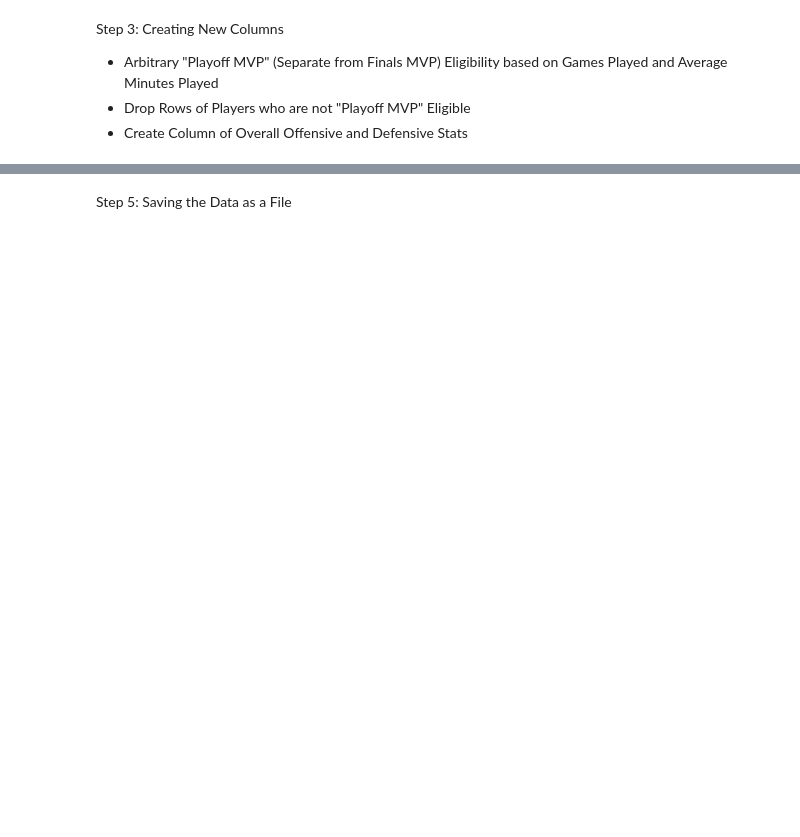
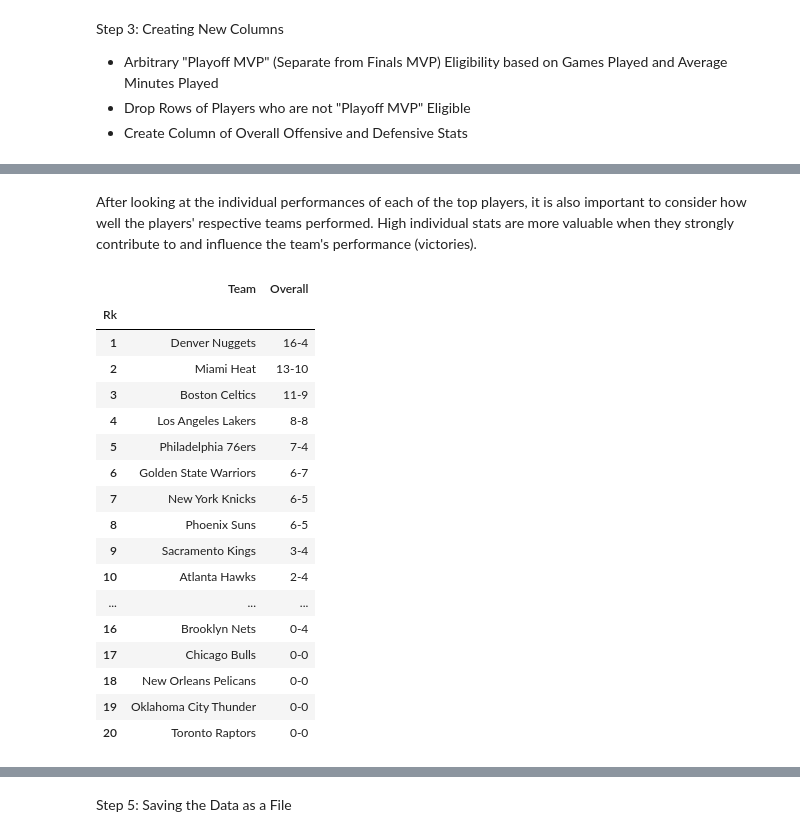
Before and after one commit to kerinraybanes/NBA_2022-2023, a Jupyter notebook: nba_playoff_stats.ipynb, the cells around one changed output, grey strips where cells are left out. Saved outputs shown, nothing was run; the diff lists cells and outputs as text; code cells hidden in the pictures; blank space fills up the shorter version.

```diff
--- a/nba_playoff_stats.ipynb
+++ b/nba_playoff_stats.ipynb
@@ -10,6 +10,7 @@ plt.style.use('ggplot')
 Step 0: Import and Read Data
 # %%
 df_playoffs = pd.read_csv(r'C:\Users\Kerin B\Desktop\Datasets\nba_playoffs_2023.csv', delimiter=',')
+df_playoffs_standings = pd.read_csv(r'C:\Users\Kerin B\Desktop\Datasets\nba_playoff_standings.csv', delimiter=',')
 # %% [markdown]
 Step 1: Understanding Our Data
 - Dataframe shape
@@ -187,0 +344,24 @@ df_playoff_top[off_def_stats]
+# %% [markdown]
+After looking at the individual performances of each of the top players, it is also important to consider how well the players' respective teams performed. High individual stats are more valuable when they strongly contribute to and influence the team's performance (victories).
+# %%
+df_playoffs_standings.set_index('Rk', inplace = True)
+df_playoffs_standings
+# %% [output]
+|  | Team | Overall |
+| Rk |  |  |
+| 1 | Denver Nuggets | 16-4 |
+| 2 | Miami Heat | 13-10 |
+| 3 | Boston Celtics | 11-9 |
+| 4 | Los Angeles Lakers | 8-8 |
+| 5 | Philadelphia 76ers | 7-4 |
+| 6 | Golden State Warriors | 6-7 |
+| 7 | New York Knicks | 6-5 |
+| 8 | Phoenix Suns | 6-5 |
+| 9 | Sacramento Kings | 3-4 |
+| 10 | Atlanta Hawks | 2-4 |
+| ... | ... | ... |
+| 16 | Brooklyn Nets | 0-4 |
+| 17 | Chicago Bulls | 0-0 |
+| 18 | New Orleans Pelicans | 0-0 |
+| 19 | Oklahoma City Thunder | 0-0 |
+| 20 | Toronto Raptors | 0-0 |
```
Also changed, not shown: parts of 24 cells of this notebook, 3 other files.
